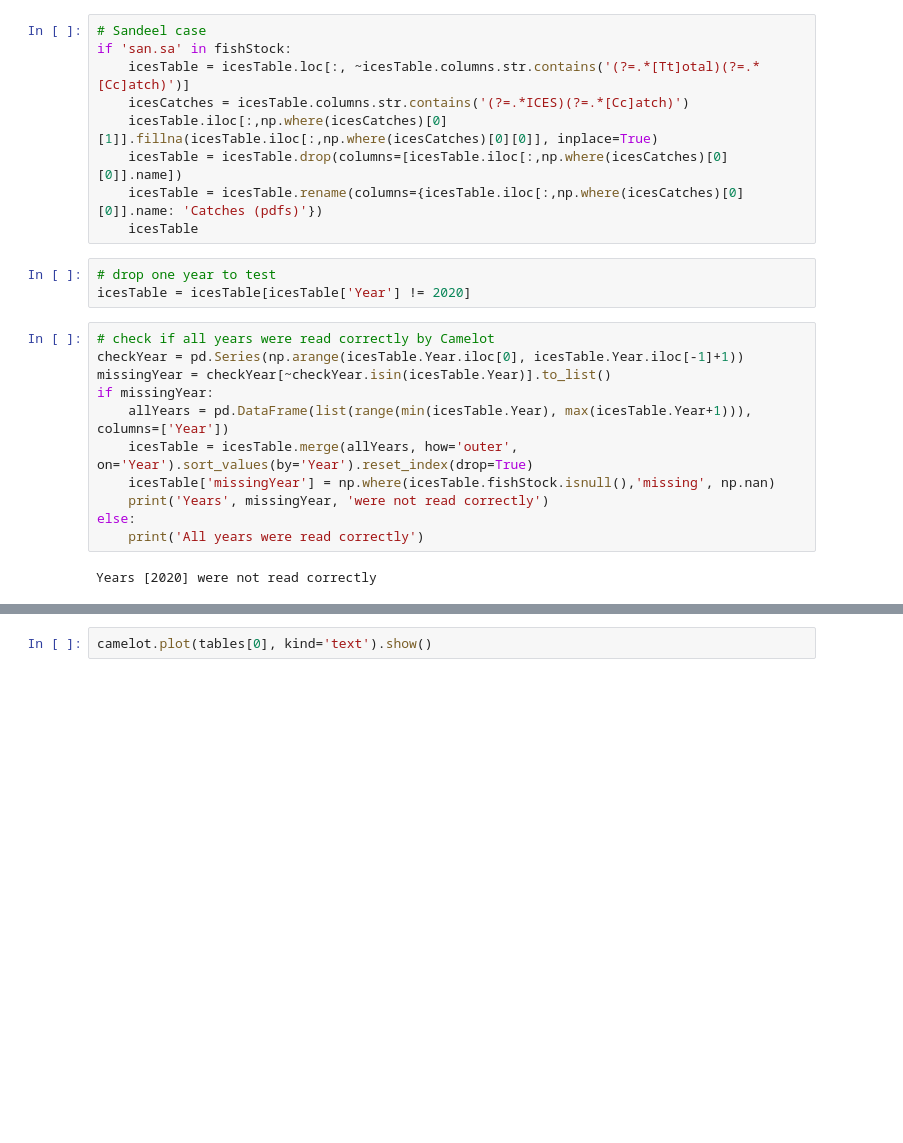
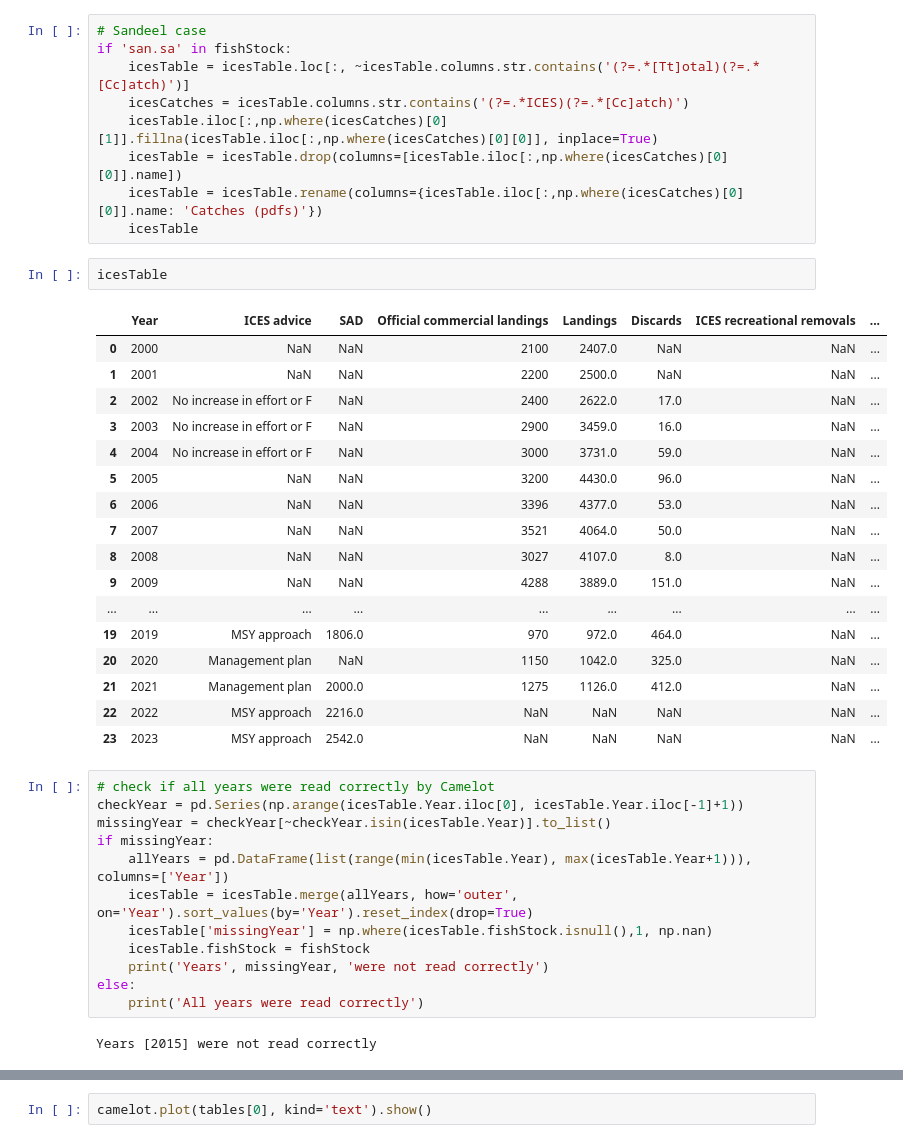
Before and after one commit to isaldiviagonzatti/sdg14, a Jupyter notebook: code/tabula_sdg14.ipynb, the cells around one changed output, grey strips where cells are left out. Saved outputs shown, nothing was run; the diff lists cells and outputs as text; blank space fills up the shorter version.

```diff
--- a/code/tabula_sdg14.ipynb
+++ b/code/tabula_sdg14.ipynb
@@ -189,9 +189,26 @@ if 'san.sa' in fishStock:
     icesTable = icesTable.drop(columns=[icesTable.iloc[:,np.where(icesCatches)[0][0]].name])
     icesTable = icesTable.rename(columns={icesTable.iloc[:,np.where(icesCatches)[0][0]].name: 'Catches (pdfs)'})
     icesTable
-# %%
-# drop one year to test
-icesTable = icesTable[icesTable['Year'] != 2020]
+# %%
+icesTable
+# %% [output]
+|  | Year | ICES advice | SAD | Official commercial landings | Landings | Discards | ICES recreational removals | ... |
+| 0 | 2000 | NaN | NaN | 2100 | 2407.0 | NaN | NaN | ... |
+| 1 | 2001 | NaN | NaN | 2200 | 2500.0 | NaN | NaN | ... |
+| 2 | 2002 | No increase in effort or F | NaN | 2400 | 2622.0 | 17.0 | NaN | ... |
+| 3 | 2003 | No increase in effort or F | NaN | 2900 | 3459.0 | 16.0 | NaN | ... |
+| 4 | 2004 | No increase in effort or F | NaN | 3000 | 3731.0 | 59.0 | NaN | ... |
+| 5 | 2005 | NaN | NaN | 3200 | 4430.0 | 96.0 | NaN | ... |
+| 6 | 2006 | NaN | NaN | 3396 | 4377.0 | 53.0 | NaN | ... |
+| 7 | 2007 | NaN | NaN | 3521 | 4064.0 | 50.0 | NaN | ... |
+| 8 | 2008 | NaN | NaN | 3027 | 4107.0 | 8.0 | NaN | ... |
+| 9 | 2009 | NaN | NaN | 4288 | 3889.0 | 151.0 | NaN | ... |
+| ... | ... | ... | ... | ... | ... | ... | ... | ... |
+| 19 | 2019 | MSY approach | 1806.0 | 970 | 972.0 | 464.0 | NaN | ... |
+| 20 | 2020 | Management plan | NaN | 1150 | 1042.0 | 325.0 | NaN | ... |
+| 21 | 2021 | Management plan | 2000.0 | 1275 | 1126.0 | 412.0 | NaN | ... |
+| 22 | 2022 | MSY approach | 2216.0 | NaN | NaN | NaN | NaN | ... |
+| 23 | 2023 | MSY approach | 2542.0 | NaN | NaN | NaN | NaN | ... |
 # %%
 # check if all years were read correctly by Camelot
 checkYear = pd.Series(np.arange(icesTable.Year.iloc[0], icesTable.Year.iloc[-1]+1))
@@ -199,10 +216,11 @@ missingYear = checkYear[~checkYear.isin(icesTable.Year)].to_list()
 if missingYear:
     allYears = pd.DataFrame(list(range(min(icesTable.Year), max(icesTable.Year+1))), columns=['Year'])
     icesTable = icesTable.merge(allYears, how='outer', on='Year').sort_values(by='Year').reset_index(drop=True)
-    icesTable['missingYear'] = np.where(icesTable.fishStock.isnull(),'missing', np.nan)
+    icesTable['missingYear'] = np.where(icesTable.fishStock.isnull(),1, np.nan)
+    icesTable.fishStock = fishStock
     print('Years', missingYear, 'were not read correctly')
 else:
     print('All years were read correctly')
 # %% [output]
-Years [2020] were not read correctly
+Years [2015] were not read correctly
 # %%
```
Also changed, not shown: parts of 15 cells of this notebook, 46 other files.
